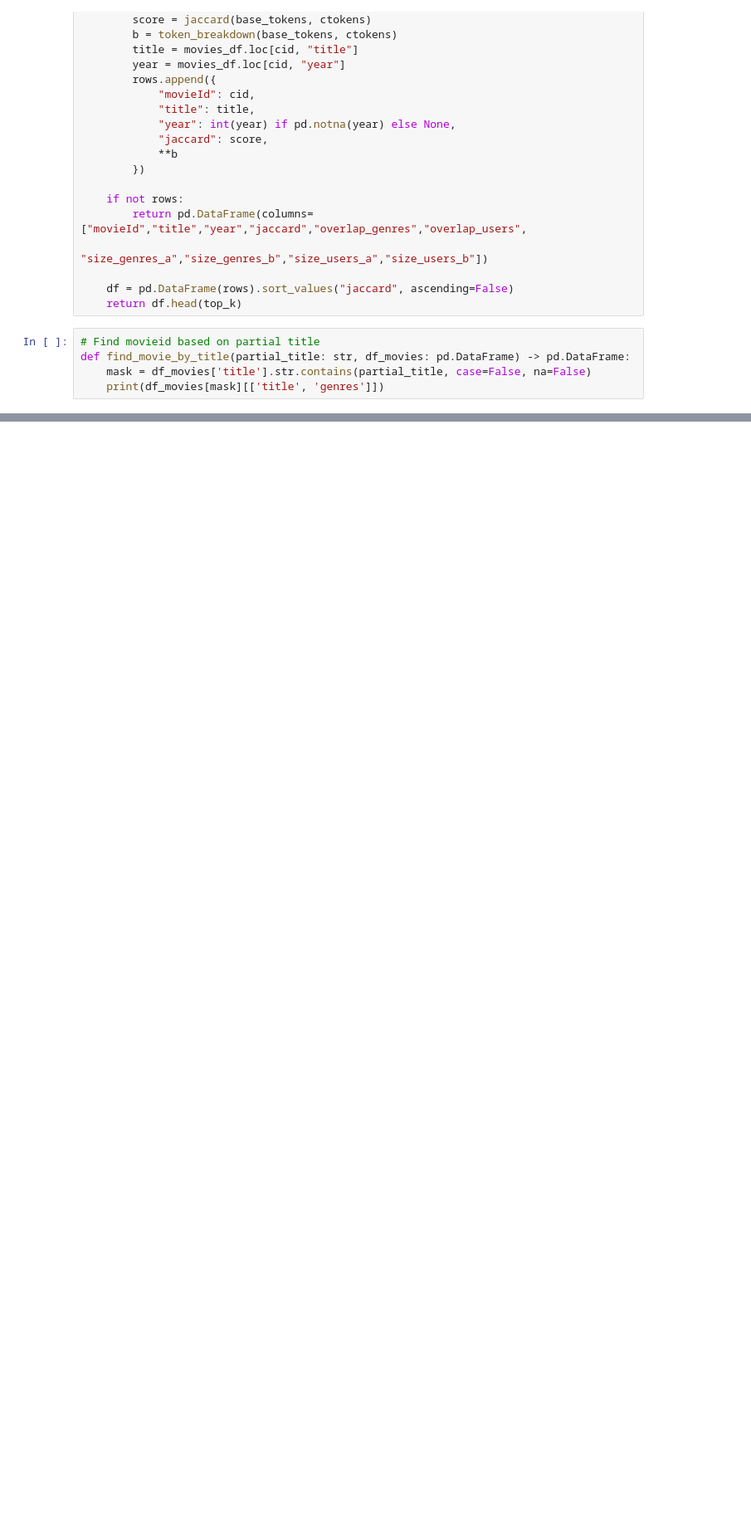
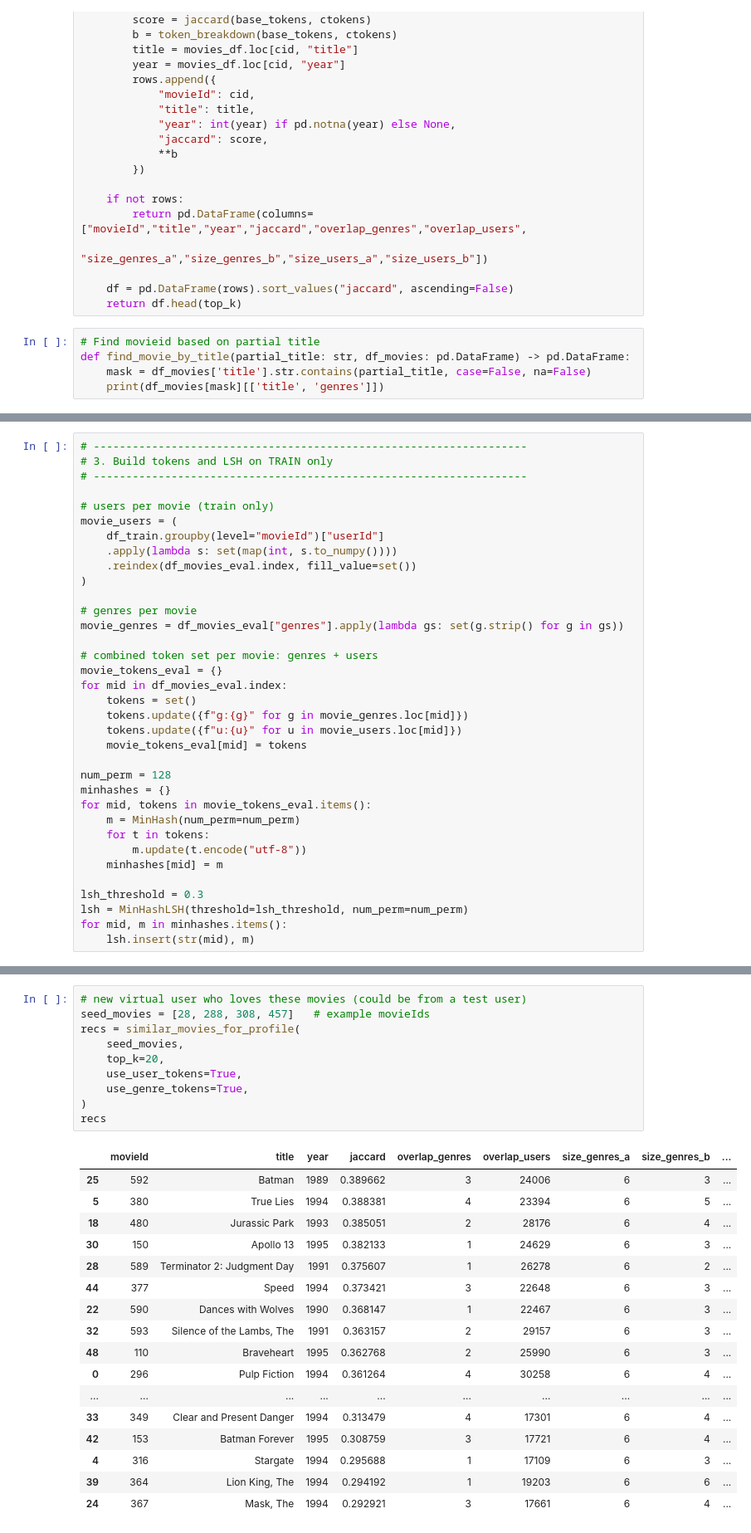
Before and after one commit to s214735/CompToolsGrp70, a Jupyter notebook: notebooks/testing_oscar_users.ipynb, the cells around one changed output, grey strips where cells are left out. Shown at 83% size. Saved outputs shown, nothing was run; the diff lists cells and outputs as text; blank space fills up the shorter version.

```diff
--- a/notebooks/testing_oscar_users.ipynb
+++ b/notebooks/testing_oscar_users.ipynb
@@ -169,0 +395,35 @@ similar_movies_lsh(target_id, top_k=10)
+# %%
+# -------------------------------------------------------------------
+# 3. Build tokens and LSH on TRAIN only
+# -------------------------------------------------------------------
+
+# users per movie (train only)
+movie_users = (
+    df_train.groupby(level="movieId")["userId"]
+    .apply(lambda s: set(map(int, s.to_numpy())))
+    .reindex(df_movies_eval.index, fill_value=set())
+)
+
+# genres per movie
+movie_genres = df_movies_eval["genres"].apply(lambda gs: set(g.strip() for g in gs))
+
+# combined token set per movie: genres + users
+movie_tokens_eval = {}
+for mid in df_movies_eval.index:
+    tokens = set()
+    tokens.update({f"g:{g}" for g in movie_genres.loc[mid]})
+    tokens.update({f"u:{u}" for u in movie_users.loc[mid]})
+    movie_tokens_eval[mid] = tokens
+
+num_perm = 128
+minhashes = {}
+for mid, tokens in movie_tokens_eval.items():
+    m = MinHash(num_perm=num_perm)
+    for t in tokens:
+        m.update(t.encode("utf-8"))
+    minhashes[mid] = m
+
+lsh_threshold = 0.3
+lsh = MinHashLSH(threshold=lsh_threshold, num_perm=num_perm)
+for mid, m in minhashes.items():
+    lsh.insert(str(mid), m)
@@ -169,0 +580,28 @@ similar_movies_lsh(target_id, top_k=10)
+# %%
+# new virtual user who loves these movies (could be from a test user)
+seed_movies = [28, 288, 308, 457]   # example movieIds
+recs = similar_movies_for_profile(
+    seed_movies,
+    top_k=20,
+    use_user_tokens=True,
+    use_genre_tokens=True,
+)
+recs
+# %% [output]
+|  | movieId | title | year | jaccard | overlap_genres | overlap_users | size_genres_a | size_genres_b | ... |
+| 25 | 592 | Batman | 1989 | 0.389662 | 3 | 24006 | 6 | 3 | ... |
+| 5 | 380 | True Lies | 1994 | 0.388381 | 4 | 23394 | 6 | 5 | ... |
+| 18 | 480 | Jurassic Park | 1993 | 0.385051 | 2 | 28176 | 6 | 4 | ... |
+| 30 | 150 | Apollo 13 | 1995 | 0.382133 | 1 | 24629 | 6 | 3 | ... |
+| 28 | 589 | Terminator 2: Judgment Day | 1991 | 0.375607 | 1 | 26278 | 6 | 2 | ... |
+| 44 | 377 | Speed | 1994 | 0.373421 | 3 | 22648 | 6 | 3 | ... |
+| 22 | 590 | Dances with Wolves | 1990 | 0.368147 | 1 | 22467 | 6 | 3 | ... |
+| 32 | 593 | Silence of the Lambs, The | 1991 | 0.363157 | 2 | 29157 | 6 | 3 | ... |
+| 48 | 110 | Braveheart | 1995 | 0.362768 | 2 | 25990 | 6 | 3 | ... |
+| 0 | 296 | Pulp Fiction | 1994 | 0.361264 | 4 | 30258 | 6 | 4 | ... |
+| ... | ... | ... | ... | ... | ... | ... | ... | ... | ... |
+| 33 | 349 | Clear and Present Danger | 1994 | 0.313479 | 4 | 17301 | 6 | 4 | ... |
+| 42 | 153 | Batman Forever | 1995 | 0.308759 | 3 | 17721 | 6 | 4 | ... |
+| 4 | 316 | Stargate | 1994 | 0.295688 | 1 | 17109 | 6 | 3 | ... |
+| 39 | 364 | Lion King, The | 1994 | 0.294192 | 1 | 19203 | 6 | 6 | ... |
+| 24 | 367 | Mask, The | 1994 | 0.292921 | 3 | 17661 | 6 | 4 | ... |
```
Also changed, not shown: parts of 20 cells of this notebook.
